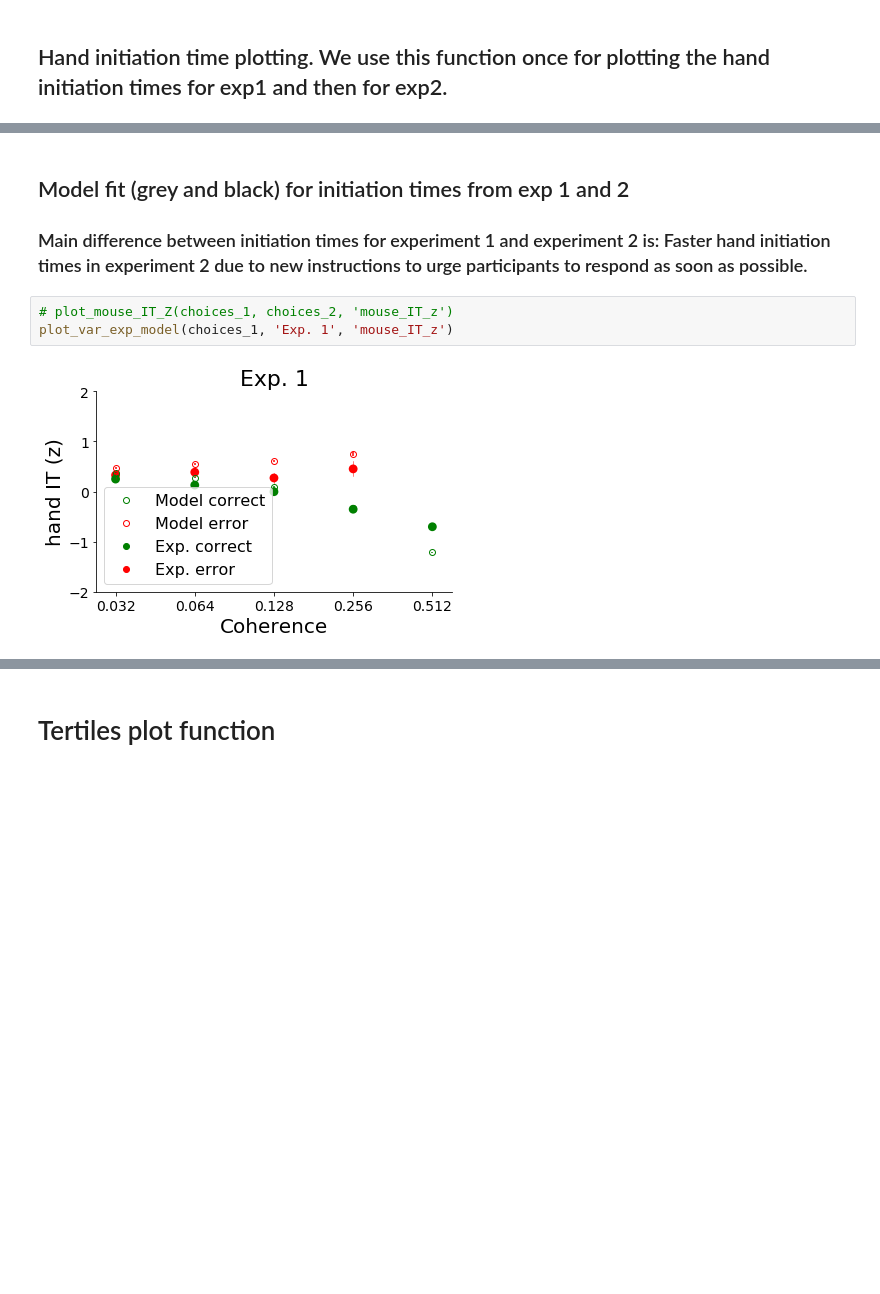
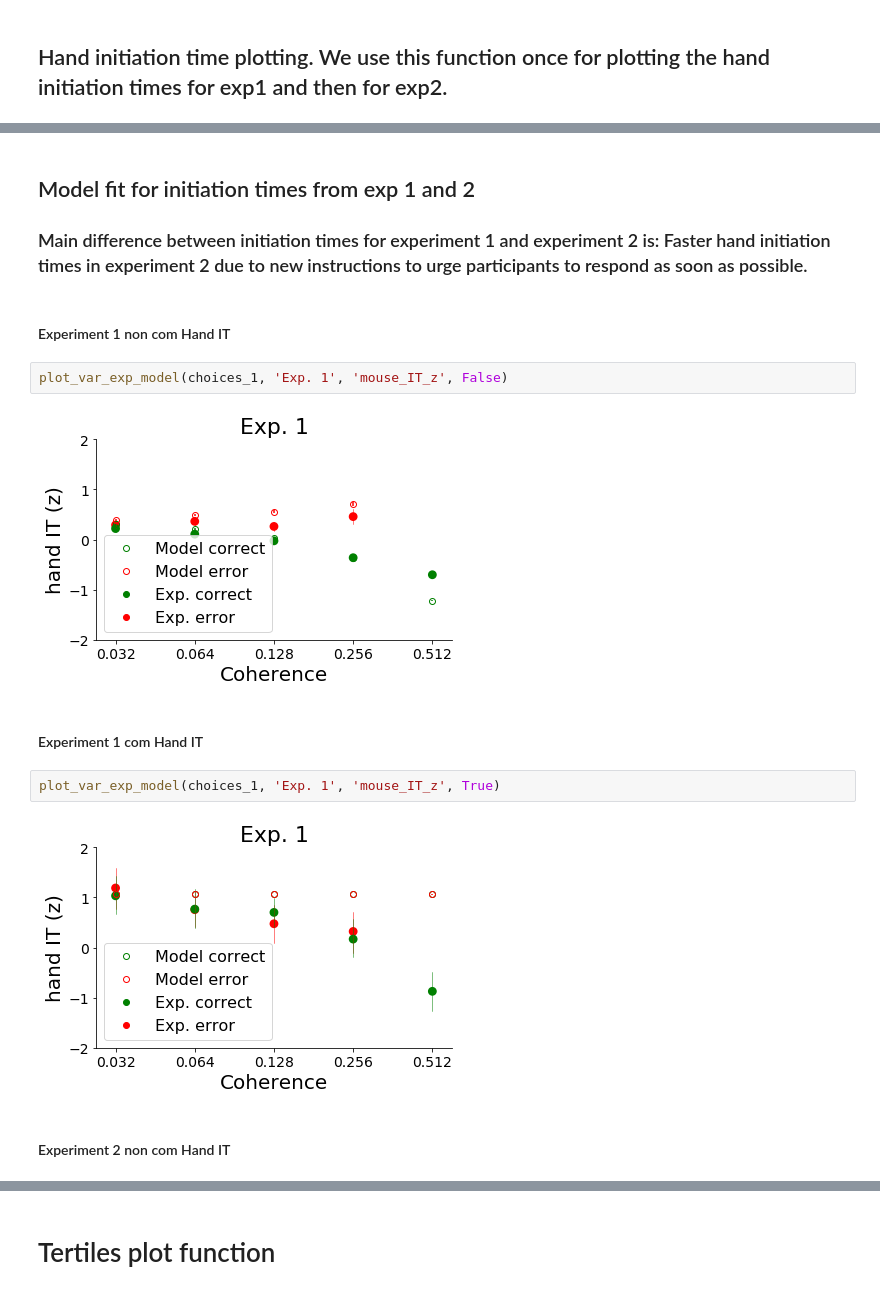
Before and after one commit to nidstigator/com_fixed_duration, a Jupyter notebook: plotting_code/python/results_notebook.ipynb, the cells around one changed output, grey strips where cells are left out. Drawn from its saved outputs; the diff is of its cells as text; blank space fills up the shorter version.

```diff
--- a/plotting_code/python/results_notebook.ipynb
+++ b/plotting_code/python/results_notebook.ipynb
@@ -396,10 +407,19 @@ def plot_var_exp_model(choices, exp, var, estimator=np.mean):
     plt.savefig(save_path, bbox_inches='tight')
 # %% [markdown]
-## Model fit (grey and black) for initiation times from exp 1 and 2
+## Model fit for initiation times from exp 1 and 2
 ### Main difference between initiation times for experiment 1 and experiment 2 is: Faster hand initiation times in experiment 2 due to new instructions to urge participants to respond as soon as possible.
+# %% [markdown]
+#### Experiment 1 non com Hand IT
 # %%
-# plot_mouse_IT_Z(choices_1, choices_2, 'mouse_IT_z')
-plot_var_exp_model(choices_1, 'Exp. 1', 'mouse_IT_z')
+plot_var_exp_model(choices_1, 'Exp. 1', 'mouse_IT_z', False)
 # %% [output]
-[figure, old version]
+[figure, new version]
+# %% [markdown]
+#### Experiment 1  com Hand IT
+# %%
+plot_var_exp_model(choices_1, 'Exp. 1', 'mouse_IT_z', True)
+# %% [output]
+[figure, added]
+# %% [markdown]
+#### Experiment 2 non com Hand IT
 # %%
```
Also changed, not shown: parts of 22 cells of this notebook, 27 other files.
